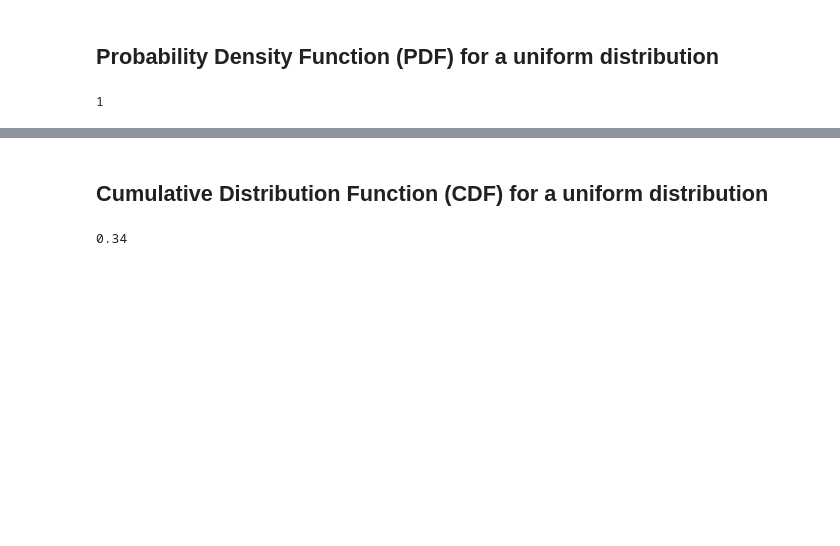
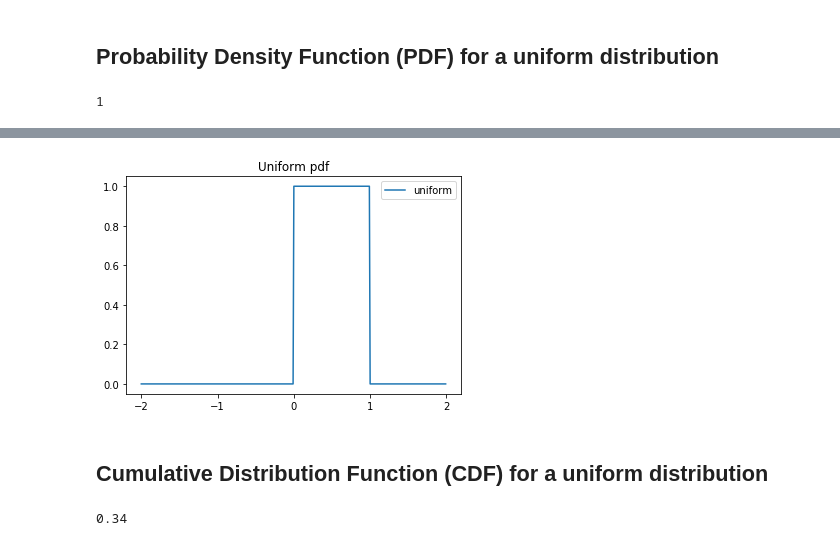
Before and after one commit to ksatola/data-science-from-scratch, a Jupyter notebook: 06_Probability.ipynb, the cells around one changed output, grey strips where cells are left out. Drawn from its saved outputs; the diff is of its cells as text; code cells hidden in the pictures; blank space fills up the shorter version.

```diff
--- a/06_Probability.ipynb
+++ b/06_Probability.ipynb
@@ -56,3 +56,6 @@ def uniform_pdf(x: float) -> float:
 uniform_pdf(0.34)
 # %% [output]
 1
+# %%
+xs = [x / 100 for x in range(-200, 200)]
+xs
@@ -59,3 +80,12 @@ uniform_pdf(0.34)
+# %%
+plt.plot(xs,[uniform_pdf(x) for x in xs],'-',label='uniform')
+plt.xticks(range(-2, 3))
+plt.legend()
+plt.title("Uniform pdf")
+plt.savefig('images/uniform_pdf.png')
+plt.show()
+# %% [output]
+[figure, added]
 # %% [markdown]
 ## Cumulative Distribution Function (CDF) for a uniform distribution
 # %%
```
Also changed, not shown: parts of 11 cells of this notebook, 3 other files.
